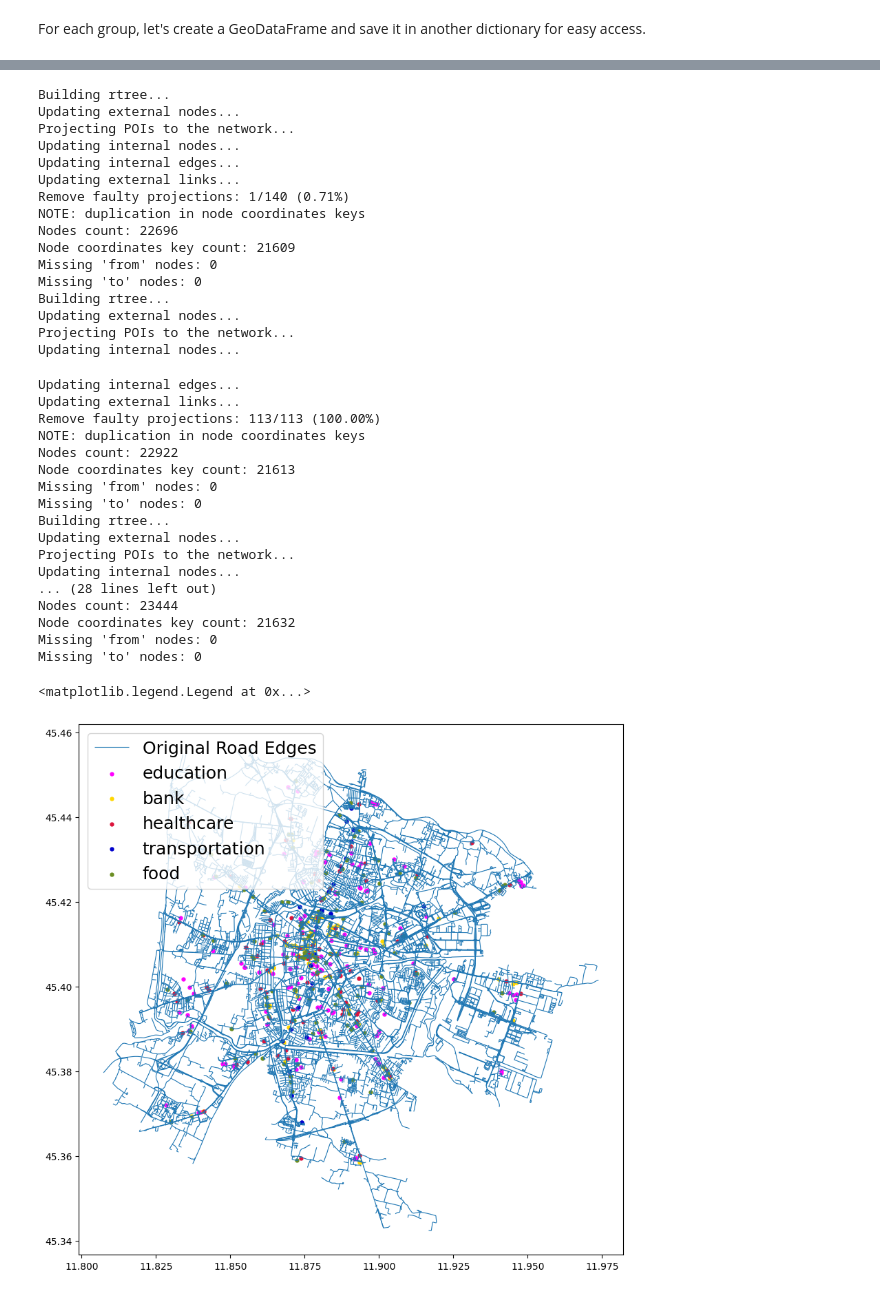
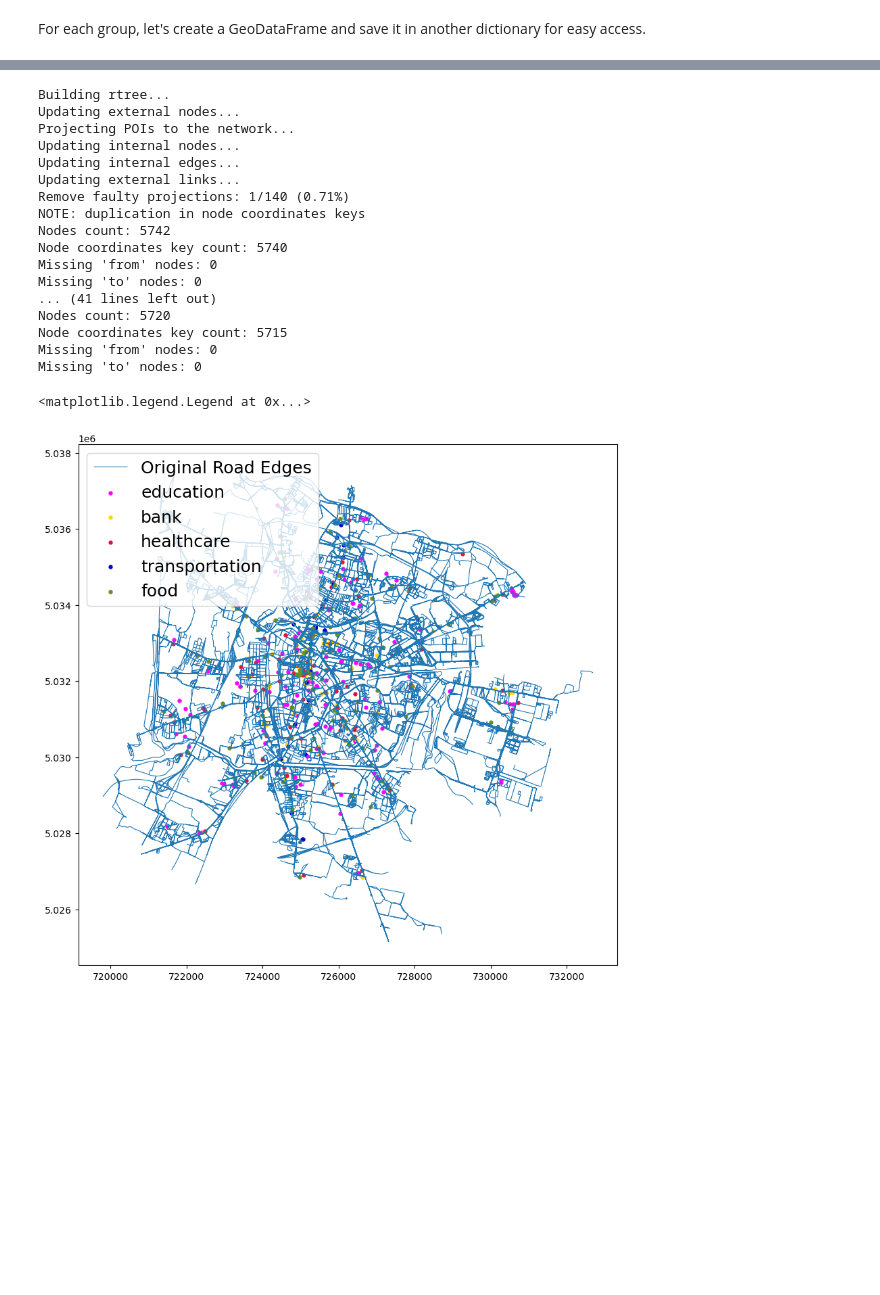
Before and after one commit to danielcharles0/LFN2324, a Jupyter notebook: Setup.ipynb, the cells around one changed output, grey strips where cells are left out. Saved outputs shown, nothing was run; the diff lists cells and outputs as text; code cells hidden in the pictures; blank space fills up the shorter version.

```diff
--- a/Setup.ipynb
+++ b/Setup.ipynb
@@ -101,4 +104,4 @@ edges_gdf.head(10)
 # %%
-default_crs = str(G_padova.graph["crs"])
+default_crs = str(G_padova_simplified.graph["crs"])
 default_crs
 # %% [output]
@@ -179,56 +164,40 @@ for category in buildings_names.keys():
 # connect pois
 pois_colors = {
     "education": "magenta",
     "bank": "gold",
     "healthcare": "crimson",
     "transportation": "mediumblue",
     "food": "olivedrab"
 }
 
 ax = edges_gdf.plot(linewidth=0.8, figsize=(18,10), label='Original Road Edges')
 
 for category in buildings_gdf.keys():
     pois = gpd.read_file(f'./data/pois/{category}.gpkg')
     pois['key'] = 999100000 + pois.index
 
-    nodes_gdf, edges_gdf = connect_poi(pois, nodes_gdf, edges_gdf, key_col='key', path=None)
+    nodes_gdf_poi, edges_gdf_poi = connect_poi(pois, nodes_gdf, edges_gdf, key_col='key', path=None)
 
     pois.plot(color=pois_colors[category], marker='.', markersize=50, ax=ax, label=category)
 
 ax.legend(loc=2, fontsize=18)
 # %% [output]
 Building rtree...
 Updating external nodes...
 Projecting POIs to the network...
 Updating internal nodes...
 Updating internal edges...
 Updating external links...
 Remove faulty projections: 1/140 (0.71%)
 NOTE: duplication in node coordinates keys
-Nodes count: 22696
-Node coordinates key count: 21609
+Nodes count: 5742
+Node coordinates key count: 5740
 Missing 'from' nodes: 0
 Missing 'to' nodes: 0
-Building rtree...
-Updating external nodes...
-Projecting POIs to the network...
-Updating internal nodes...
+... (41 lines left out)
+Nodes count: 5720
+Node coordinates key count: 5715
+Missing 'from' nodes: 0
+Missing 'to' nodes: 0
-Updating internal edges...
-Updating external links...
-Remove faulty projections: 113/113 (100.00%)
-NOTE: duplication in node coordinates keys
-Nodes count: 22922
-Node coordinates key count: 21613
-Missing 'from' nodes: 0
-Missing 'to' nodes: 0
-Building rtree...
-Updating external nodes...
-Projecting POIs to the network...
-Updating internal nodes...
-... (28 lines left out)
-Nodes count: 23444
-Node coordinates key count: 21632
-Missing 'from' nodes: 0
-Missing 'to' nodes: 0
+<matplotlib.legend.Legend at 0x...>
-<matplotlib.legend.Legend at 0x...>
-[figure, old version]
+[figure, new version]
```
Also changed, not shown: parts of 6 cells of this notebook.
